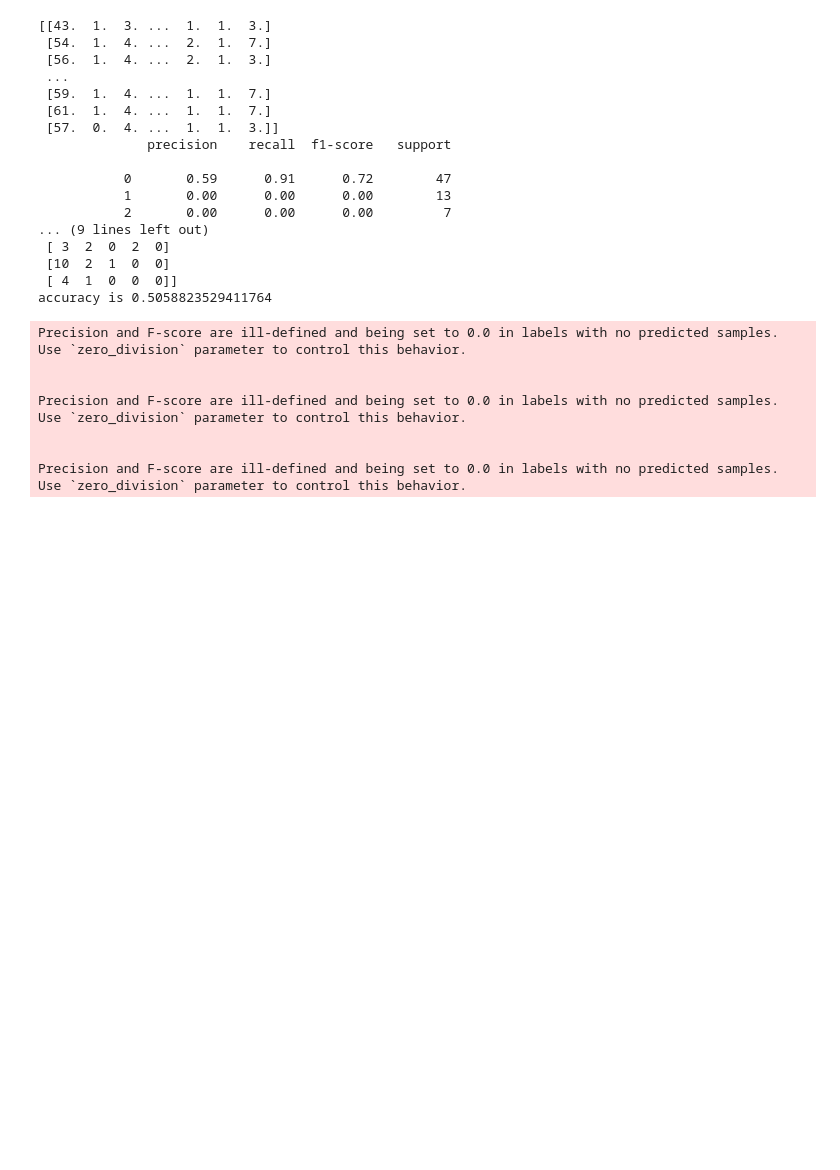
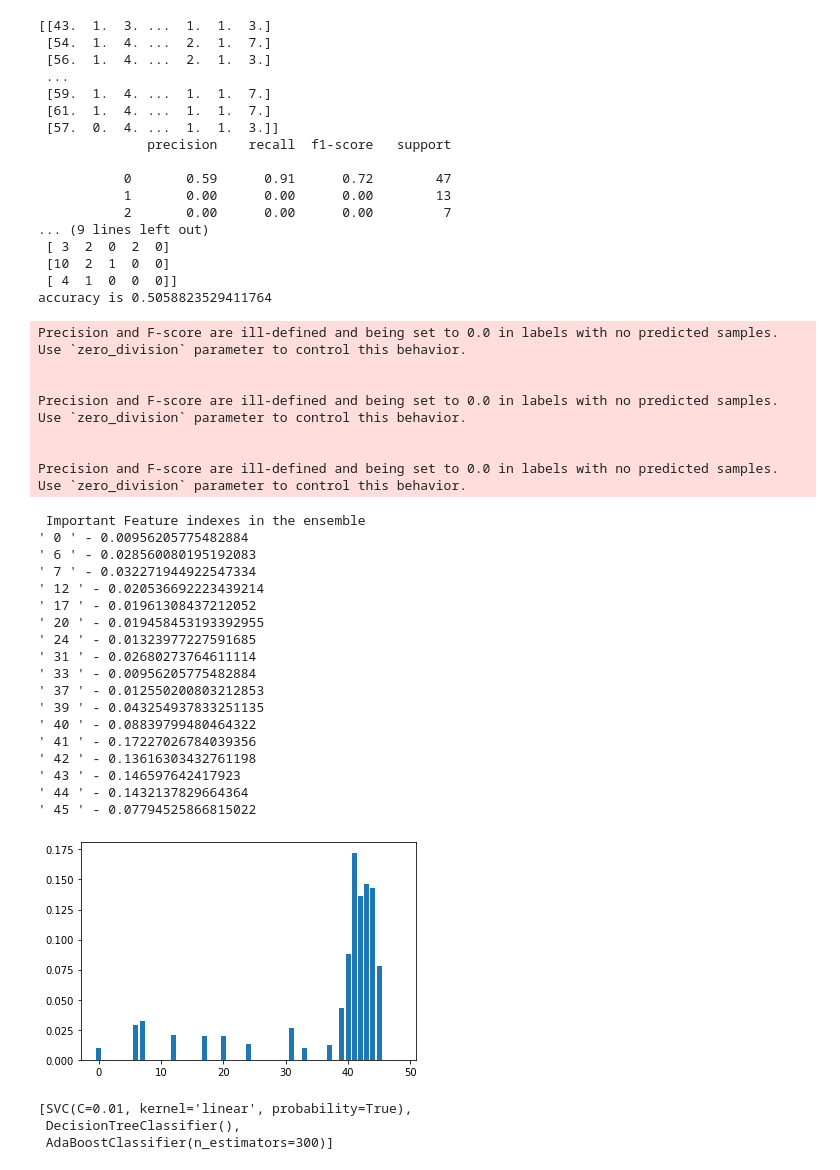
Before and after one commit to Meivenkatkumar/ensembledetection, a Jupyter notebook: svm_main.ipynb, the cells around one changed output. Cells and saved outputs as stored; diff of their text form; code cells hidden in the pictures; blank space fills up the shorter version.

```diff
--- a/svm_main.ipynb
+++ b/svm_main.ipynb
@@ -244,3 +244,52 @@ Precision and F-score are ill-defined and being set to 0.0 in labels with no pre
 
 
 Precision and F-score are ill-defined and being set to 0.0 in labels with no predicted samples. Use `zero_division` parameter to control this behavior.
+# %%
+import pickle
+import pandas as pd
+import matplotlib.pyplot as pyplot
+from sklearn.model_selection import train_test_split, StratifiedKFold, GridSearchCV
+from sklearn.svm import SVC
+from sklearn.metrics import accuracy_score, confusion_matrix, classification_report
+
+with open('models/soft_ensemble.pkl', 'rb') as f:
+    clf = pickle.load(f)
+
+imp_featuresInd = []
+for model in clf.estimators_:
+    if model.__class__.__name__ == 'DecisionTreeClassifier':
+        importance = model.feature_importances_
+        print("\033[1m Important Feature indexes in the ensemble \033[0m")
+        for i in range(len(importance)):
+            if importance[i] != 0:
+                print ("'",i,"'", end = " - ")
+                print (importance[i])
+                imp_featuresInd.append(i)
+        pyplot.bar([x for x in range(len(importance))], importance)
+        pyplot.show()
+# %% [output]
+ Important Feature indexes in the ensemble
+' 0 ' - 0.00956205775482884
+' 6 ' - 0.028560080195192083
+' 7 ' - 0.032271944922547334
+' 12 ' - 0.020536692223439214
+' 17 ' - 0.01961308437212052
+' 20 ' - 0.019458453193392955
+' 24 ' - 0.01323977227591685
+' 31 ' - 0.02680273764611114
+' 33 ' - 0.00956205775482884
+' 37 ' - 0.012550200803212853
+' 39 ' - 0.043254937833251135
+' 40 ' - 0.08839799480464322
+' 41 ' - 0.17227026784039356
+' 42 ' - 0.13616303432761198
+' 43 ' - 0.146597642417923
+' 44 ' - 0.1432137829664364
+' 45 ' - 0.07794525866815022
+[figure, added]
+# %%
+clf.estimators_
+# %% [output]
+[SVC(C=0.01, kernel='linear', probability=True),
+ DecisionTreeClassifier(),
+ AdaBoostClassifier(n_estimators=300)]
```
Also changed, not shown: 3 other files.
